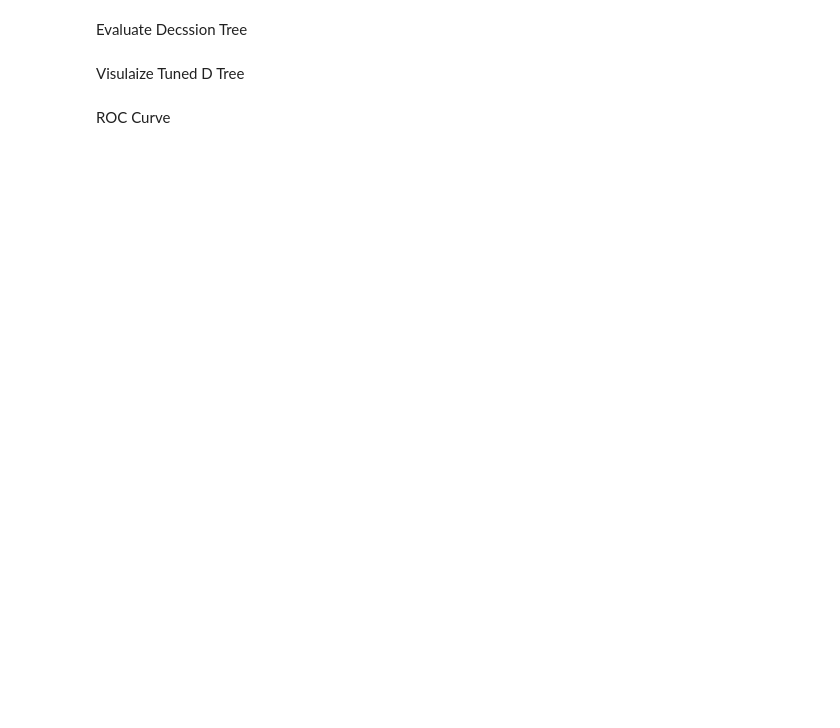
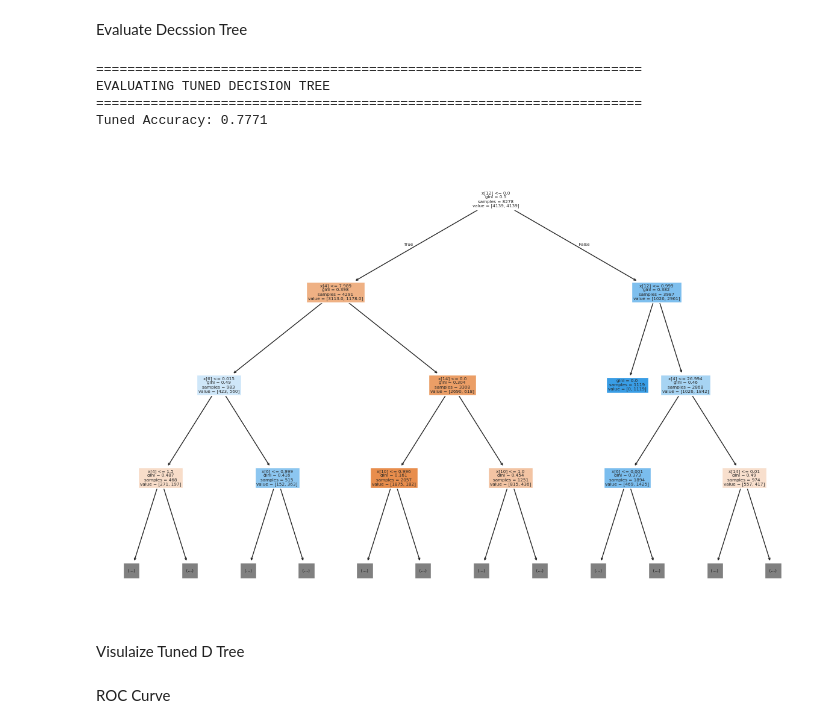
Before and after one commit to sanulisiya/Telco-churn-prediction20231263, a Jupyter notebook: Machine_Learning_Coursework.ipynb, the cells around one changed output. Cells and saved outputs as stored; diff of their text form; code cells hidden in the pictures; blank space fills up the shorter version.

```diff
--- a/Machine_Learning_Coursework.ipynb
+++ b/Machine_Learning_Coursework.ipynb
@@ -670,3 +908,27 @@ Visulaize basic D **Tree**
 Hyper Parameter tuning
 # %% [markdown]
 Pruning tuning for Decsison tree
+# %%
+print("HYPERPARAMETER TUNING - DECISION TREE")
+print("="*70)
+
+from sklearn.model_selection import GridSearchCV
+
+# Define parameter grid
+# Simple grid search
+param_grid = {
+    'max_depth': [3, 5, 10, 20],
+    'min_samples_split': [2, 5, 10],
+    'min_samples_leaf': [1, 2, 4]
+}
+
+dt_tuned = DecisionTreeClassifier(random_state=42)
+grid_search = GridSearchCV(dt_tuned, param_grid, cv=5, scoring='accuracy')
+grid_search.fit(X_train_res, y_train_res)
+
+print(f"Best parameters: {grid_search.best_params_}")
+print(f"Best CV accuracy: {grid_search.best_score_:.4f}")
+
+# Use best model
+dt_best = grid_search.best_estimator_
+dt_best.fit(X_train_res, y_train_res)
@@ -673,5 +942,25 @@ Pruning tuning for Decsison tree
 # %% [markdown]
 Evaluate Decssion Tree
+# %%
+print("\n" + "="*70)
+print("EVALUATING TUNED DECISION TREE")
+print("="*70)
+
+# Make predictions with tuned model
+
+prediction_tuned = dt_best.predict(X_test)
+print(f"Tuned Accuracy: {accuracy_score(y_test, prediction_tuned):.4f}")
+
+# Visualize tuned tree
+plt.figure(figsize=(15,10))
+tree.plot_tree(dt_best, filled=True, max_depth=3)
+plt.show()
+# %% [output]
+======================================================================
+EVALUATING TUNED DECISION TREE
+======================================================================
+Tuned Accuracy: 0.7771
+[figure, added]
 # %% [markdown]
 Visulaize Tuned D Tree
 # %% [markdown]
```
Also changed, not shown: parts of 34 cells of this notebook.
